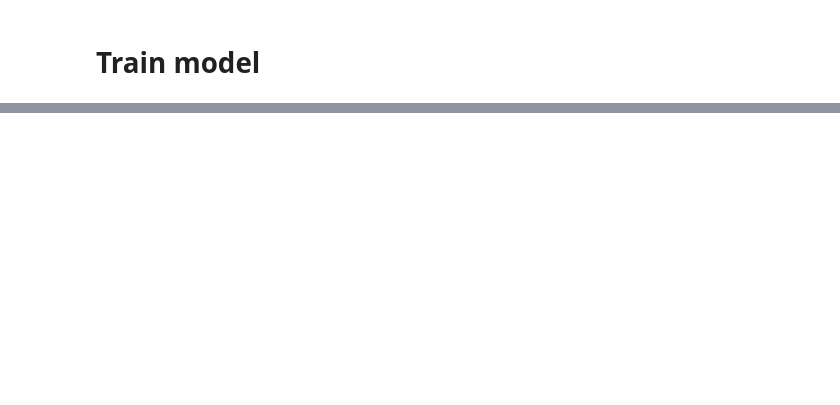
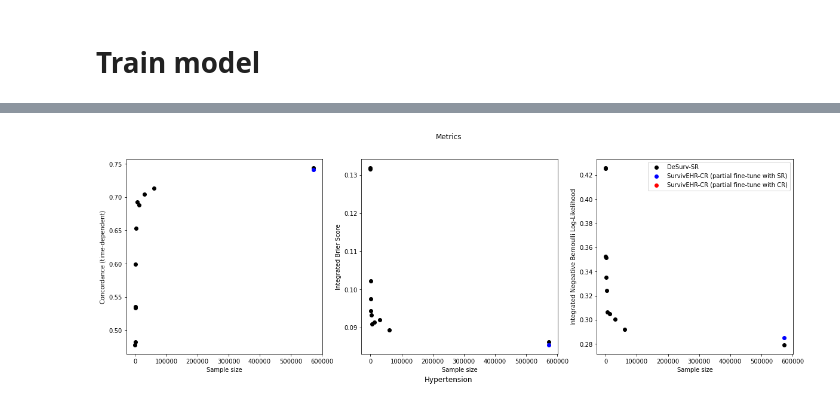
Before and after one commit to cwlgadd/SurvivEHR, a Jupyter notebook: examples/modelling/benchmarks/DeSurv/DeSurv.ipynb, the cells around one changed output, grey strips where cells are left out. Drawn from its saved outputs; the diff is of its cells as text; code cells hidden in the pictures; blank space fills up the shorter version.

```diff
--- a/examples/modelling/benchmarks/DeSurv/DeSurv.ipynb
+++ b/examples/modelling/benchmarks/DeSurv/DeSurv.ipynb
@@ -198,4 +198,11 @@ dict_keys(['X_train', 'y_train', 'X_val', 'y_val', 'X_test', 'y_test'])
 # %%
+# data["X_train"].iloc[subsample_indicies].shape
 # def divide_chunks(array, n):
 #     for i in range(0, array.shape[0], n):
 #         yield array[i:i + n, :]
+
+for batch in data_loader_test:
+    print(batch[0].shape)
+    print(batch[1])
+    print(batch[2].shape)
+    break
@@ -374,0 +533,6 @@ Evaluating survival metrics
+# %%
+sample_sizes[-1] = 572096
+print(sample_sizes)
+print(all_ctd)
+print(all_ibs)
+print(all_inbll)
@@ -375,3 +567,43 @@ Evaluating survival metrics
+# %%
+%matplotlib inline
+
+fig, axs = plt.subplots(1,3, figsize=(20,6))
+fig.suptitle('Metrics')
+
+
+axs[0].scatter(sample_sizes, all_ctd, c='k')
+axs[0].scatter(survivEHRsr_sample_sizes, survivEHRsr_all_ctd, c='b')
+axs[0].scatter(survivEHRcr_sample_sizes, survivEHRcr_all_ctd, c='r')
+axs[0].set_ylabel("Concordance (time-dependent)")
+
+axs[1].scatter(sample_sizes, all_ibs, c='k')
+axs[1].scatter(survivEHRsr_sample_sizes, survivEHRsr_all_ibs, c='b')
+axs[1].scatter(survivEHRcr_sample_sizes, survivEHRcr_all_ibs, c='r')
+
+axs[1].set_ylabel("Integrated Brier Score")
+
+axs[2].scatter(sample_sizes, all_inbll, c='k', label="DeSurv-SR")
+axs[2].scatter(survivEHRsr_sample_sizes, survivEHRsr_all_inbll, c='b', label="SurvivEHR-CR (partial fine-tune with SR)")
+axs[2].scatter(survivEHRcr_sample_sizes, survivEHRcr_all_inbll, c='r', label="SurvivEHR-CR (partial fine-tune with CR)")
+
+axs[2].set_ylabel("Integrated Negeative Bernoulli Log-Likelihood")
+
+for ax in axs:
+    log_scale = False
+    if log_scale:
+        ax.set_xscale('log')
+        ax.set_xlabel("Log sample size")
+    else:
+        ax.set_xlabel("Sample size")
+
+
+fig.supxlabel(str(dataset))
+
+plt.legend(loc=1)
+
+plt.show()
+# %% [output]
+[figure, added]
 # %%
 # 35758000 / (1000 * 1)
 # print(pred.reshape(x_test.shape[0], 1000,-1).shape)
```
Also changed, not shown: parts of 9 cells of this notebook, 23 other files.
